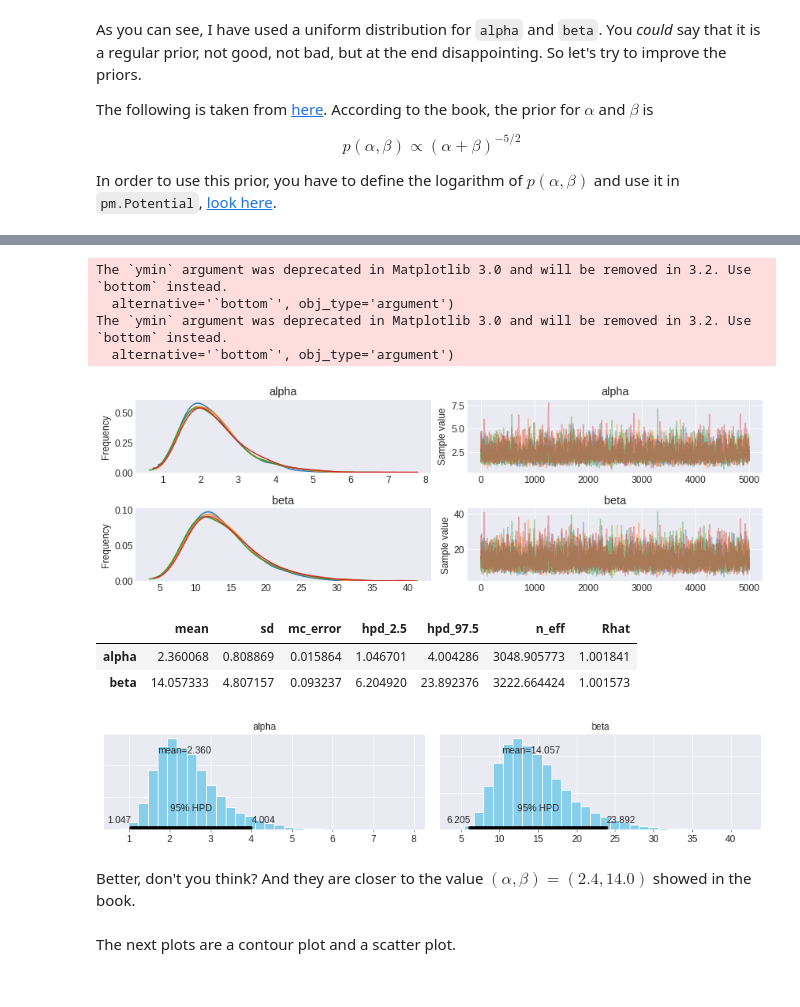
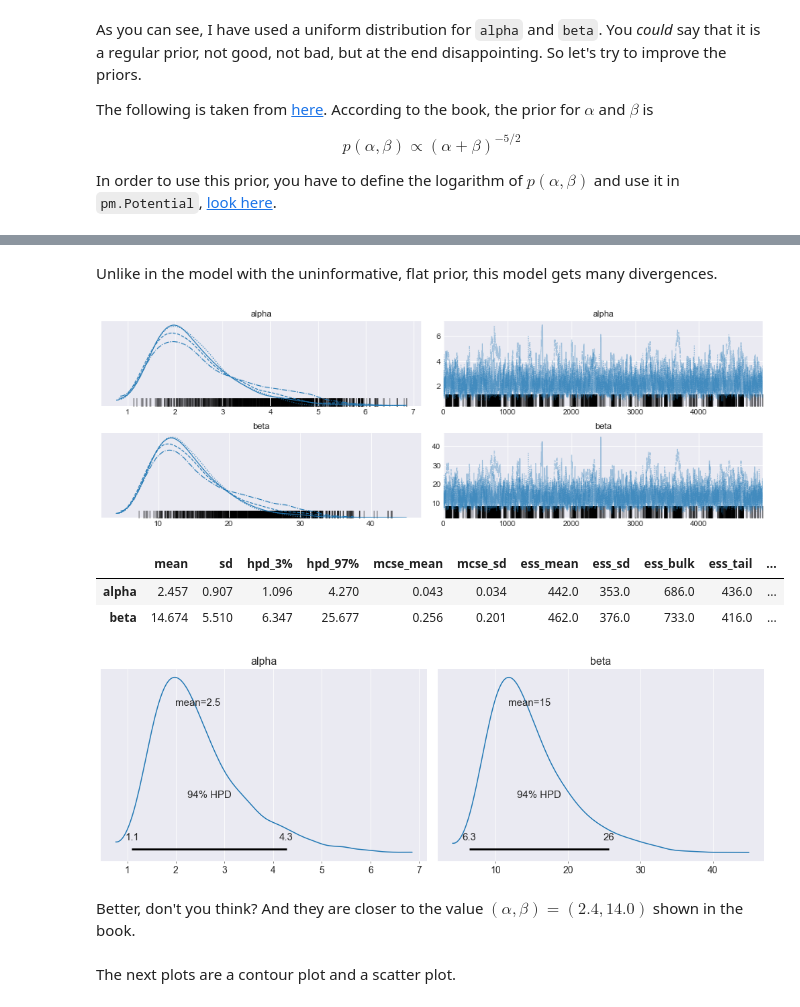
Before and after one commit to pymc-devs/pymc-resources, a Jupyter notebook: BDA3/chap_05.ipynb, the cells around one changed output, grey strips where cells are left out. Cells and saved outputs as stored; diff of their text form; code cells hidden in the pictures.

```diff
--- a/BDA3/chap_05.ipynb
+++ b/BDA3/chap_05.ipynb
@@ -132,22 +138,20 @@ The number of effective samples is smaller than 25% for some parameters.
+# %% [markdown]
+Unlike in the model with the uninformative, flat prior, this model gets many divergences.
 # %%
-pm.traceplot(trace_10, varnames=['alpha', 'beta']);
+pm.traceplot(trace_10, var_names=['alpha', 'beta']);
 # %% [output]
-The `ymin` argument was deprecated in Matplotlib 3.0 and will be removed in 3.2. Use `bottom` instead.
-  alternative='`bottom`', obj_type='argument')
-The `ymin` argument was deprecated in Matplotlib 3.0 and will be removed in 3.2. Use `bottom` instead.
-  alternative='`bottom`', obj_type='argument')
-[figure, old version]
+[figure, new version]
 # %%
-pm.summary(trace_10, varnames=['alpha', 'beta'])
+pm.summary(trace_10, var_names=['alpha', 'beta'])
 # %% [output]
-|  | mean | sd | mc_error | hpd_2.5 | hpd_97.5 | n_eff | Rhat |
-| alpha | 2.360068 | 0.808869 | 0.015864 | 1.046701 | 4.004286 | 3048.905773 | 1.001841 |
-| beta | 14.057333 | 4.807157 | 0.093237 | 6.204920 | 23.892376 | 3222.664424 | 1.001573 |
+|  | mean | sd | hpd_3% | hpd_97% | mcse_mean | mcse_sd | ess_mean | ess_sd | ess_bulk | ess_tail | ... |
+| alpha | 2.457 | 0.907 | 1.096 | 4.270 | 0.043 | 0.034 | 442.0 | 353.0 | 686.0 | 436.0 | ... |
+| beta | 14.674 | 5.510 | 6.347 | 25.677 | 0.256 | 0.201 | 462.0 | 376.0 | 733.0 | 416.0 | ... |
 # %%
-pm.plot_posterior(trace_10, varnames=['alpha', 'beta']);
+pm.plot_posterior(trace_10, var_names=['alpha', 'beta']);
 # %% [output]
-[figure, old version]
+[figure, new version]
 # %% [markdown]
-Better, don't you think? And they are closer to the value $(\alpha, \beta) = (2.4, 14.0)$ showed in the book.
+Better, don't you think? And they are closer to the value $(\alpha, \beta) = (2.4, 14.0)$ shown in the book.
 # %% [markdown]
 The next plots are a contour plot and a scatter plot.
```
Also changed, not shown: parts of 18 cells of this notebook.
